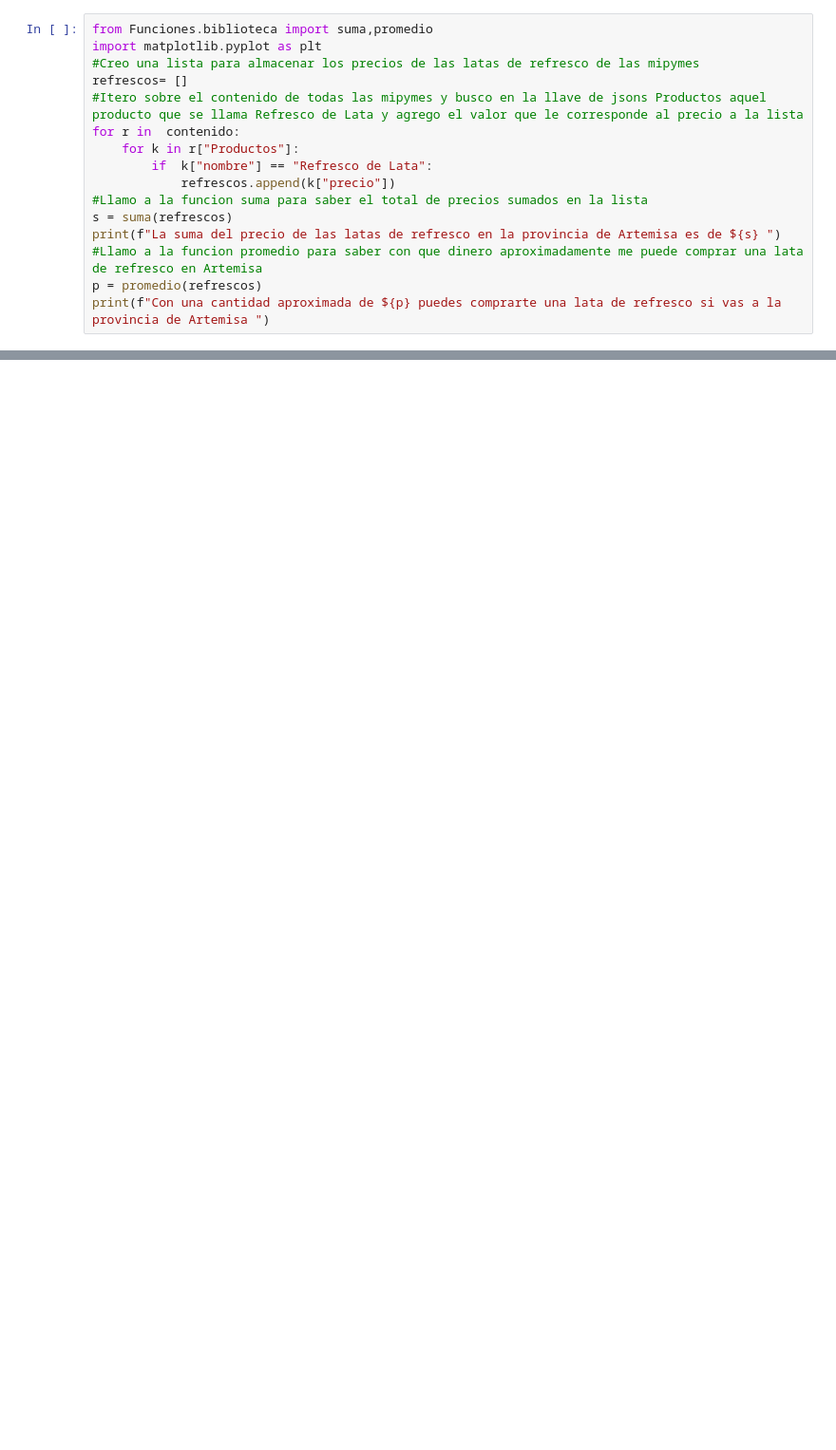
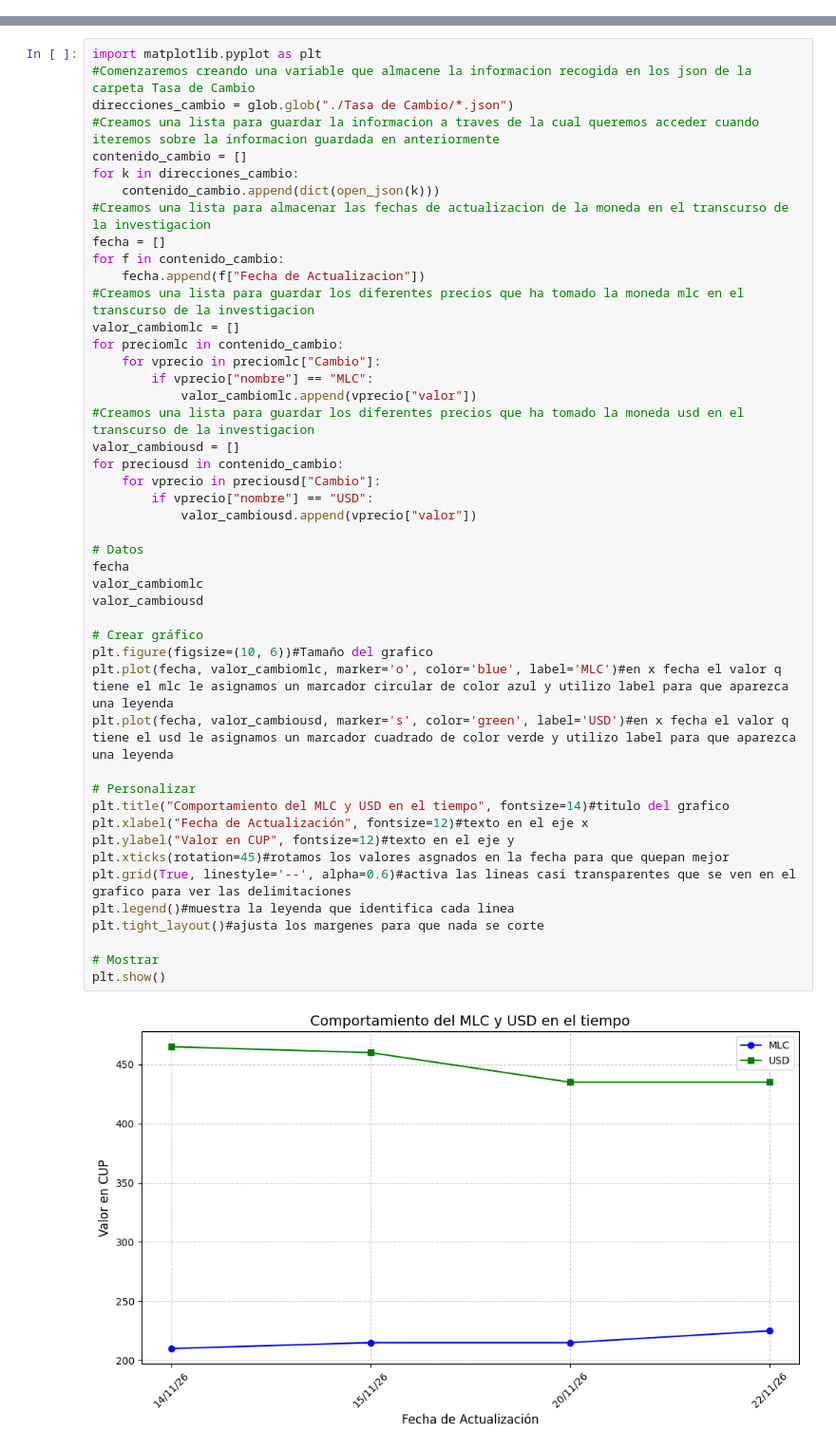
Before and after one commit to WilliamTMC/Proyecto45, a Jupyter notebook: analisis.ipynb, the cells around one changed output, grey strips where cells are left out. Shown: that part at 95% size. Cells and saved outputs as stored; diff of their text form; blank space fills up the shorter version.

```diff
--- a/analisis.ipynb
+++ b/analisis.ipynb
@@ -15,16 +0,0 @@ for x in contenido :
-# %%
-from Funciones.biblioteca import suma,promedio
-import matplotlib.pyplot as plt
-#Creo una lista para almacenar los precios de las latas de refresco de las mipymes
-refrescos= []
-#Itero sobre el contenido de todas las mipymes y busco en la llave de jsons Productos aquel producto que se llama Refresco de Lata y agrego el valor que le corresponde al precio a la lista
-for r in  contenido:
-    for k in r["Productos"]:
-        if  k["nombre"] == "Refresco de Lata":
-            refrescos.append(k["precio"])
-#Llamo a la funcion suma para saber el total de precios sumados en la lista
-s = suma(refrescos)
-print(f"La suma del precio de las latas de refresco en la provincia de Artemisa es de ${s} ")
-#Llamo a la funcion promedio para saber con que dinero aproximadamente me puede comprar una lata de refresco en Artemisa
-p = promedio(refrescos)
-print(f"Con una cantidad aproximada de ${p} puedes comprarte una lata de refresco si vas a la provincia de Artemisa ")
@@ -69,0 +152,48 @@ cambio_en_mlc = convertir(precio_en_mlc[0],toquemlc[0])
+# %%
+import matplotlib.pyplot as plt
+#Comenzaremos creando una variable que almacene la informacion recogida en los json de la carpeta Tasa de Cambio
+direcciones_cambio = glob.glob("./Tasa de Cambio/*.json")
+#Creamos una lista para guardar la informacion a traves de la cual queremos acceder cuando iteremos sobre la informacion guardada en anteriormente
+contenido_cambio = []
+for k in direcciones_cambio:
+    contenido_cambio.append(dict(open_json(k)))
+#Creamos una lista para almacenar las fechas de actualizacion de la moneda en el transcurso de la investigacion
+fecha = []
+for f in contenido_cambio:
+    fecha.append(f["Fecha de Actualizacion"])
+#Creamos una lista para guardar los diferentes precios que ha tomado la moneda mlc en el transcurso de la investigacion
+valor_cambiomlc = []
+for preciomlc in contenido_cambio:
+    for vprecio in preciomlc["Cambio"]:
+        if vprecio["nombre"] == "MLC":
+            valor_cambiomlc.append(vprecio["valor"])
+#Creamos una lista para guardar los diferentes precios que ha tomado la moneda usd en el transcurso de la investigacion
+valor_cambiousd = []
+for preciousd in contenido_cambio:
+    for vprecio in preciousd["Cambio"]:
+        if vprecio["nombre"] == "USD":
+            valor_cambiousd.append(vprecio["valor"])
+
+# Datos
+fecha
+valor_cambiomlc
+valor_cambiousd
+
+# Crear gráfico
+plt.figure(figsize=(10, 6))#Tamaño del grafico
+plt.plot(fecha, valor_cambiomlc, marker='o', color='blue', label='MLC')#en x fecha el valor q tiene el mlc le asignamos un marcador circular de color azul y utilizo label para que aparezca una leyenda
+plt.plot(fecha, valor_cambiousd, marker='s', color='green', label='USD')#en x fecha el valor q tiene el usd le asignamos un marcador cuadrado de color verde y utilizo label para que aparezca una leyenda
+
+# Personalizar
+plt.title("Comportamiento del MLC y USD en el tiempo", fontsize=14)#titulo del grafico
+plt.xlabel("Fecha de Actualización", fontsize=12)#texto en el eje x
+plt.ylabel("Valor en CUP", fontsize=12)#texto en el eje y
+plt.xticks(rotation=45)#rotamos los valores asgnados en la fecha para que quepan mejor
+plt.grid(True, linestyle='--', alpha=0.6)#activa las lineas casi transparentes que se ven en el grafico para ver las delimitaciones
+plt.legend()#muestra la leyenda que identifica cada linea
+plt.tight_layout()#ajusta los margenes para que nada se corte
+
+# Mostrar
+plt.show()
+# %% [output]
+[figure, added]
```
Also changed, not shown: parts of 12 cells of this notebook, 2 other files.
